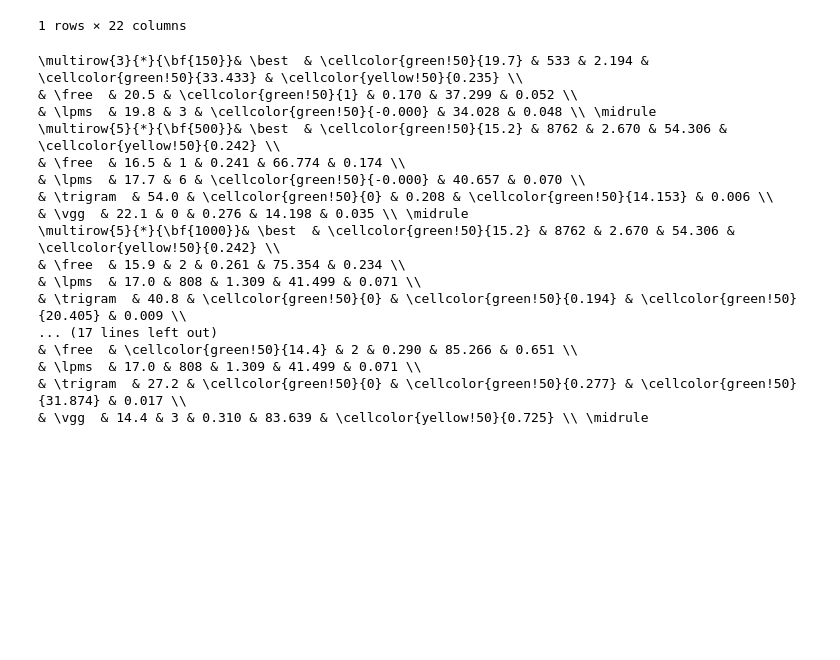
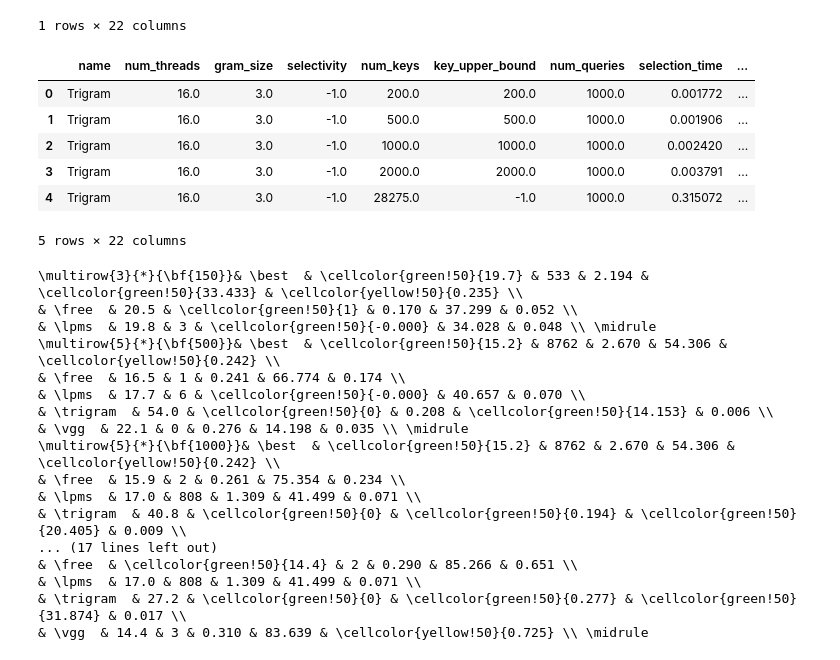
Before and after one commit to mush-zhang/RegexIndexComparison, a Jupyter notebook: notebooks/revision2_explore_dblp1000.ipynb, the cells around one changed output. Drawn from its saved outputs; the diff is of its cells as text; code cells hidden in the pictures; blank space fills up the shorter version.

```diff
--- a/notebooks/revision2_explore_dblp1000.ipynb
+++ b/notebooks/revision2_explore_dblp1000.ipynb
@@ -166,6 +175,16 @@ res_df[res_df.match_time == res_df.match_time.min()]
 |  | name | num_threads | gram_size | selectivity | num_keys | key_upper_bound | num_queries | selection_time | ... |
 | 105 | VGGraph-Greedy | 16.0 | 6.0 | 0.12 | 4747.0 | -1.0 | 1000.0 | 3.700000e-07 | ... |
 1 rows × 22 columns
+# %%
+res_df[res_df.name == 'Trigram']
+# %% [output]
+|  | name | num_threads | gram_size | selectivity | num_keys | key_upper_bound | num_queries | selection_time | ... |
+| 0 | Trigram | 16.0 | 3.0 | -1.0 | 200.0 | 200.0 | 1000.0 | 0.001772 | ... |
+| 1 | Trigram | 16.0 | 3.0 | -1.0 | 500.0 | 500.0 | 1000.0 | 0.001906 | ... |
+| 2 | Trigram | 16.0 | 3.0 | -1.0 | 1000.0 | 1000.0 | 1000.0 | 0.002420 | ... |
+| 3 | Trigram | 16.0 | 3.0 | -1.0 | 2000.0 | 2000.0 | 1000.0 | 0.003791 | ... |
+| 4 | Trigram | 16.0 | 3.0 | -1.0 | 28275.0 | -1.0 | 1000.0 | 0.315072 | ... |
+5 rows × 22 columns
 # %%
 name_map = {
     'BEST' : '\\best ',
```
Also changed, not shown: parts of 1 cell of this notebook, 1 other file.
